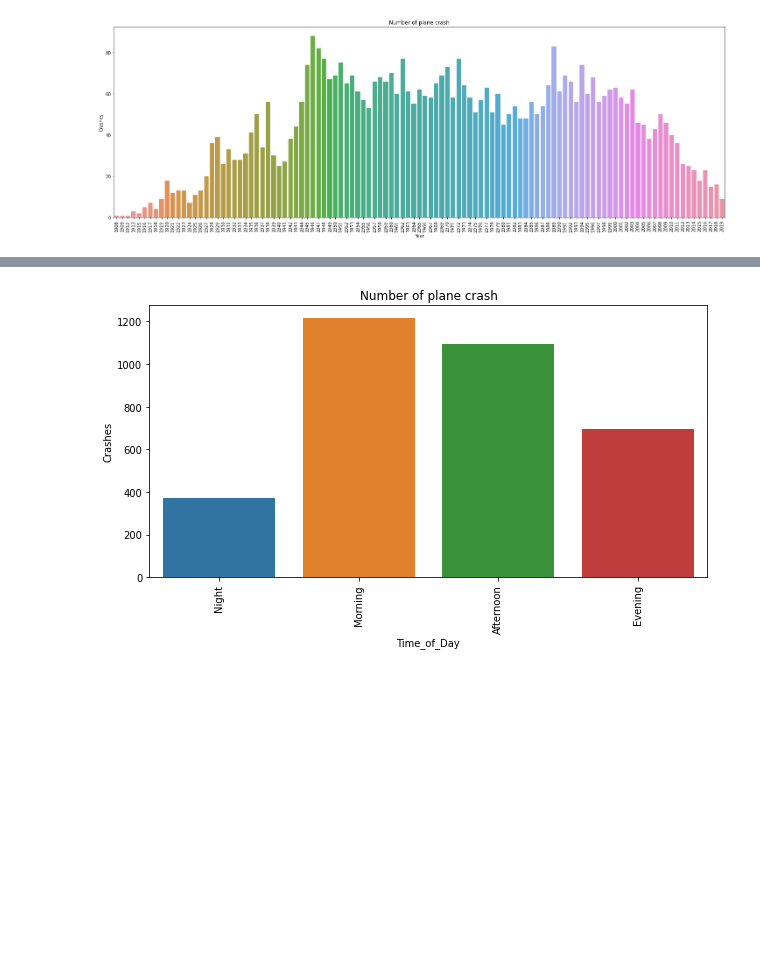
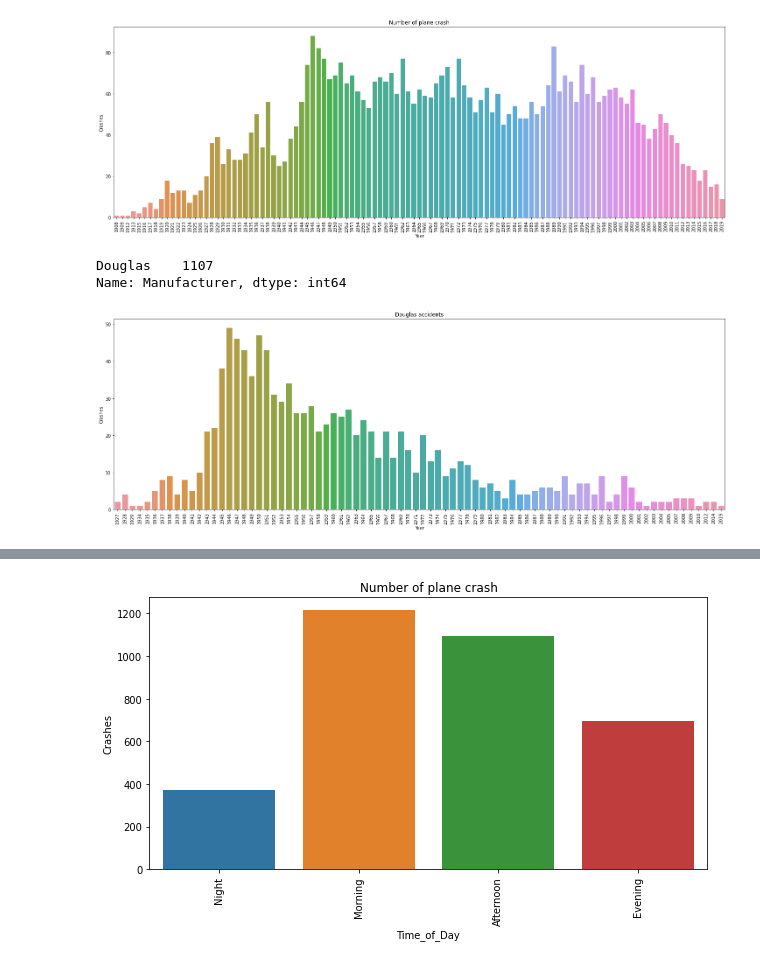
Before and after one commit to women-in-ai-ireland/May-2022-WaiXCollins-Airplane-Crash-Investigation, a Jupyter notebook: WAI_Crash_Investigation_Erumena.ipynb, the cells around one changed output, grey strips where cells are left out. Saved outputs shown, nothing was run; the diff lists cells and outputs as text; code cells hidden in the pictures; blank space fills up the shorter version.

```diff
--- a/WAI_Crash_Investigation_Erumena.ipynb
+++ b/WAI_Crash_Investigation_Erumena.ipynb
@@ -271,3 +284,10 @@ plt.title('Number of plane crash')
 plt.ylabel('Crashes');
 # %% [output]
 [figure]
+# %%
+douglas = df[df['Manufacturer']=='Douglas']
+douglas.Manufacturer.value_counts()
+#douglas.Year.value_counts()
+# %% [output]
+Douglas    1107
+Name: Manufacturer, dtype: int64
@@ -274,3 +296,12 @@ plt.ylabel('Crashes');
+# %%
+plt.figure(figsize=(25,8))
+sns.countplot(data=douglas,x='Year')
+locs, labels = plt.xticks()
+plt.setp(labels, rotation = 90)
+plt.title('Douglas accidents')
+plt.ylabel('Crashes');
+# %% [output]
+[figure, added]
 # %%
 var = "Year"
 data = pd.concat([df["Manufacturer"],df[var]], axis=1)
```
Also changed, not shown: parts of 42 cells of this notebook.
